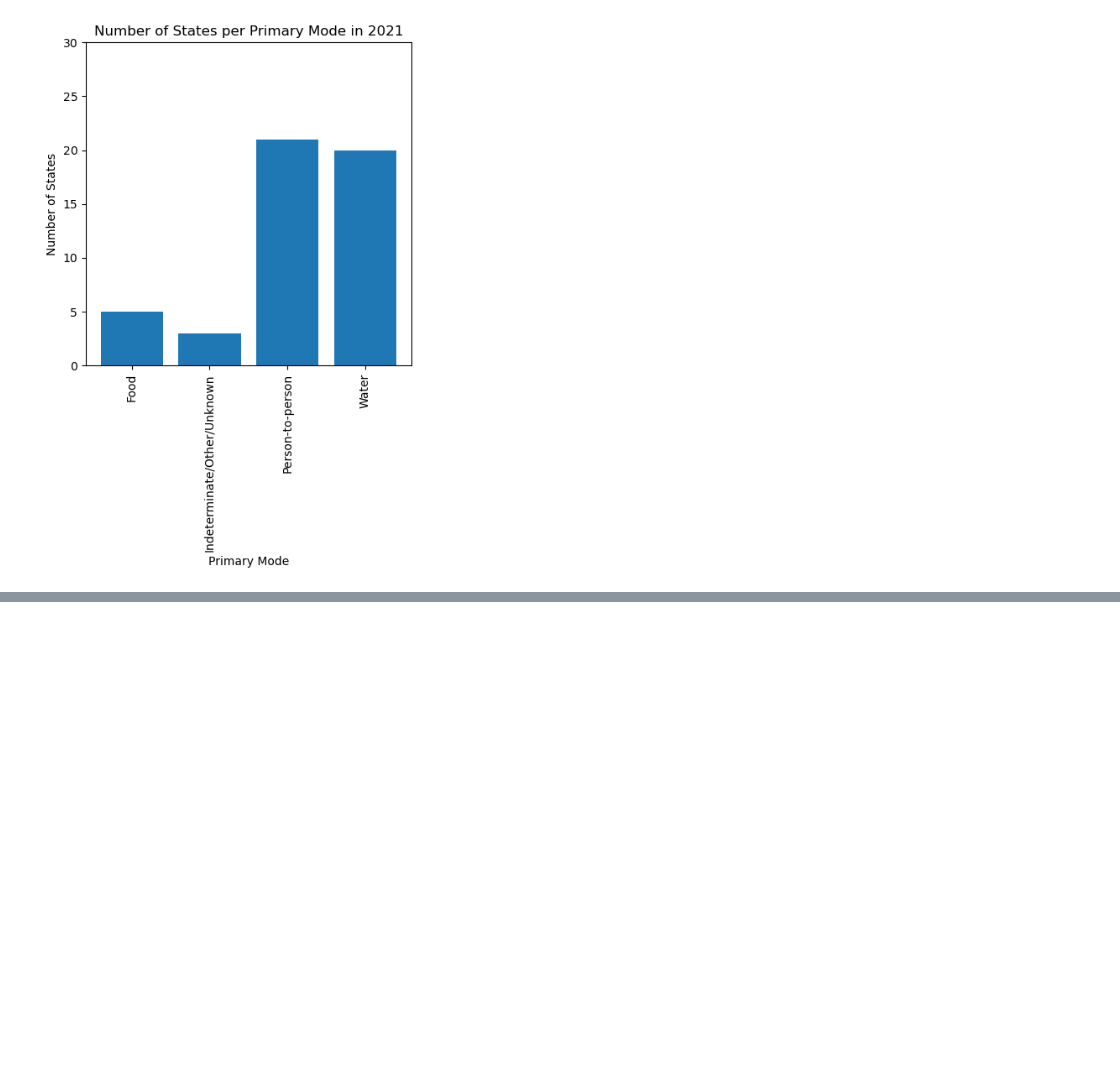
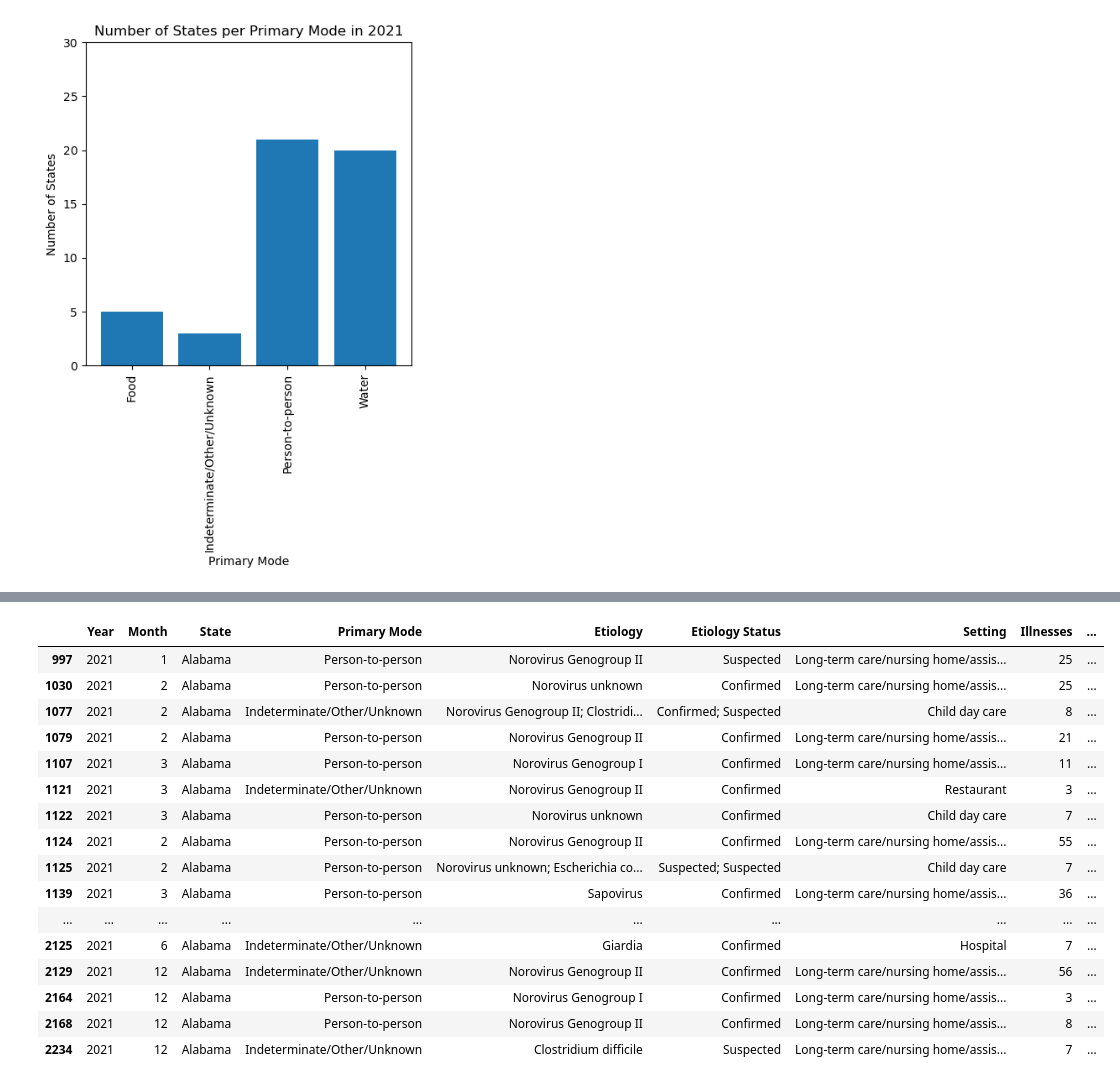
Before and after one commit to InsomniYak28/group_project_1, a Jupyter notebook: Mode by State .ipynb, the cells around one changed output, grey strips where cells are left out. Cells and saved outputs as stored; diff of their text form; code cells hidden in the pictures; blank space fills up the shorter version.

```diff
--- a/Mode by State .ipynb
+++ b/Mode by State .ipynb
@@ -299,0 +348,21 @@ stats.ttest_ind(df_2020, df_2021, equal_var=False)
+# %%
+Ala_2021 = df_2021.loc[df_2021["State"] == "Alabama"]
+Ala_2021
+# %% [output]
+|  | Year | Month | State | Primary Mode | Etiology | Etiology Status | Setting | Illnesses | ... |
+| 997 | 2021 | 1 | Alabama | Person-to-person | Norovirus Genogroup II | Suspected | Long-term care/nursing home/assis... | 25 | ... |
+| 1030 | 2021 | 2 | Alabama | Person-to-person | Norovirus unknown | Confirmed | Long-term care/nursing home/assis... | 25 | ... |
+| 1077 | 2021 | 2 | Alabama | Indeterminate/Other/Unknown | Norovirus Genogroup II; Clostridi... | Confirmed; Suspected | Child day care | 8 | ... |
+| 1079 | 2021 | 2 | Alabama | Person-to-person | Norovirus Genogroup II | Confirmed | Long-term care/nursing home/assis... | 21 | ... |
+| 1107 | 2021 | 3 | Alabama | Person-to-person | Norovirus Genogroup I | Confirmed | Long-term care/nursing home/assis... | 11 | ... |
+| 1121 | 2021 | 3 | Alabama | Indeterminate/Other/Unknown | Norovirus Genogroup II | Confirmed | Restaurant | 3 | ... |
+| 1122 | 2021 | 3 | Alabama | Person-to-person | Norovirus unknown | Confirmed | Child day care | 7 | ... |
+| 1124 | 2021 | 2 | Alabama | Person-to-person | Norovirus Genogroup II | Confirmed | Long-term care/nursing home/assis... | 55 | ... |
+| 1125 | 2021 | 2 | Alabama | Person-to-person | Norovirus unknown; Escherichia co... | Suspected; Suspected | Child day care | 7 | ... |
+| 1139 | 2021 | 3 | Alabama | Person-to-person | Sapovirus | Confirmed | Long-term care/nursing home/assis... | 36 | ... |
+| ... | ... | ... | ... | ... | ... | ... | ... | ... | ... |
+| 2125 | 2021 | 6 | Alabama | Indeterminate/Other/Unknown | Giardia | Confirmed | Hospital | 7 | ... |
+| 2129 | 2021 | 12 | Alabama | Indeterminate/Other/Unknown | Norovirus Genogroup II | Confirmed | Long-term care/nursing home/assis... | 56 | ... |
+| 2164 | 2021 | 12 | Alabama | Person-to-person | Norovirus Genogroup I | Confirmed | Long-term care/nursing home/assis... | 3 | ... |
+| 2168 | 2021 | 12 | Alabama | Person-to-person | Norovirus Genogroup II | Confirmed | Long-term care/nursing home/assis... | 8 | ... |
+| 2234 | 2021 | 12 | Alabama | Indeterminate/Other/Unknown | Clostridium difficile | Suspected | Long-term care/nursing home/assis... | 7 | ... |
```
Also changed, not shown: parts of 32 cells of this notebook.
